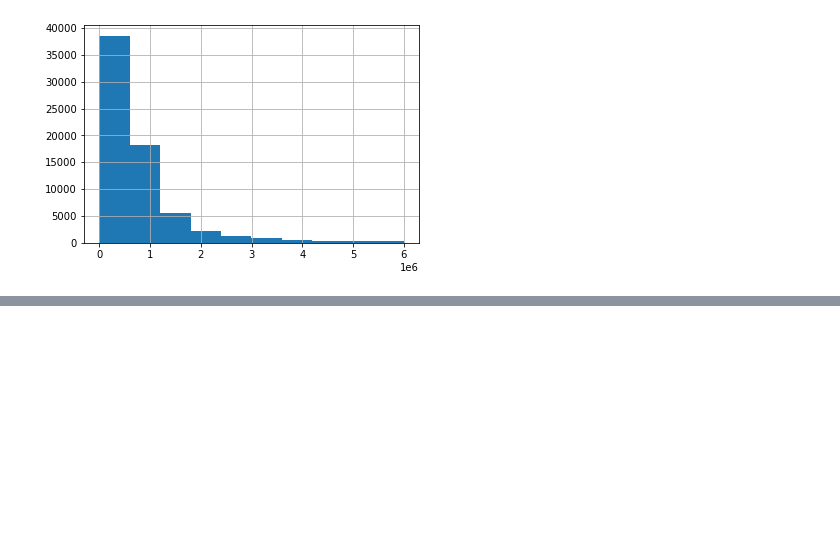
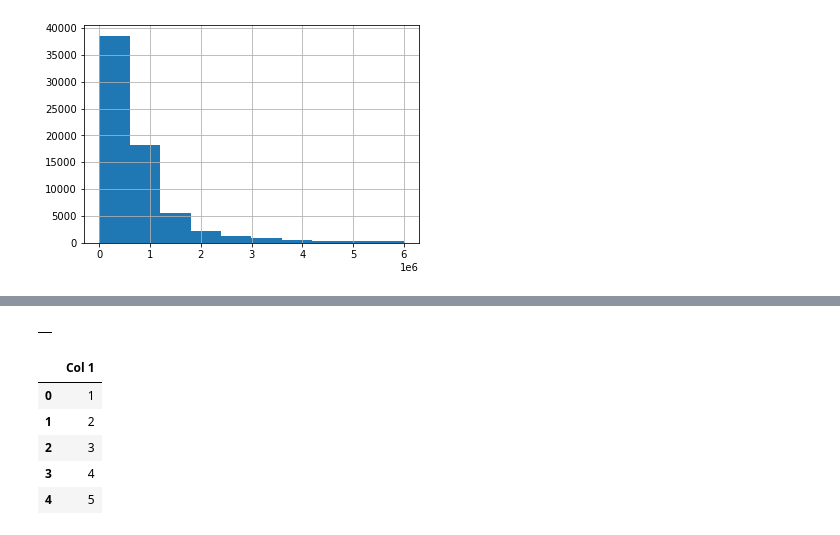
Before and after one commit to joyabhishek/handson-ml2, a Jupyter notebook: myCode/My take on Chapter 2.ipynb, the cells around one changed output, grey strips where cells are left out. Cells and saved outputs as stored; diff of their text form; code cells hidden in the pictures; blank space fills up the shorter version.

```diff
--- a/myCode/My take on Chapter 2.ipynb
+++ b/myCode/My take on Chapter 2.ipynb
@@ -299,0 +567,16 @@ df[df["SALE PRICE"] < 6.000000e+06 ]["SALE PRICE"].hist()
+# %%
+#How to create a blank dataframe
+df_test = pd.DataFrame()
+df_test
+# %% [output]
+|  |
+# %%
+df_test["Col 1"] = [1,2,3,4,5]
+df_test
+# %% [output]
+|  | Col 1 |
+| 0 | 1 |
+| 1 | 2 |
+| 2 | 3 |
+| 3 | 4 |
+| 4 | 5 |
```
Also changed, not shown: parts of 58 cells of this notebook, 1 other file.
